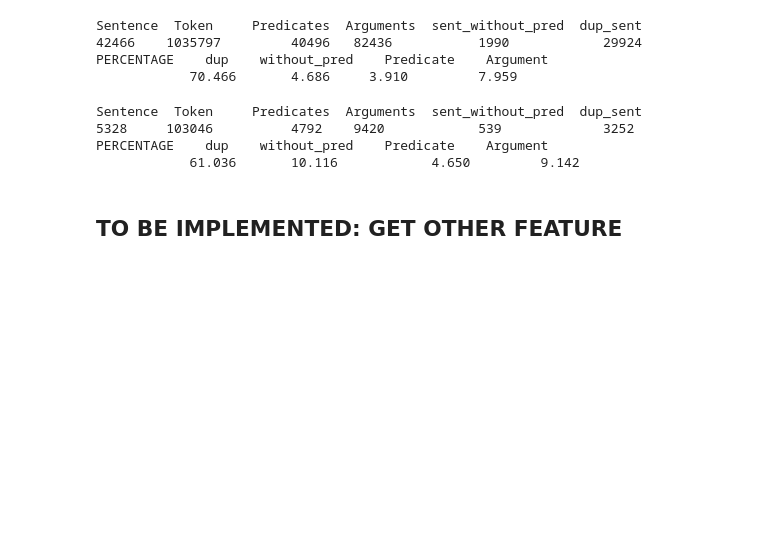
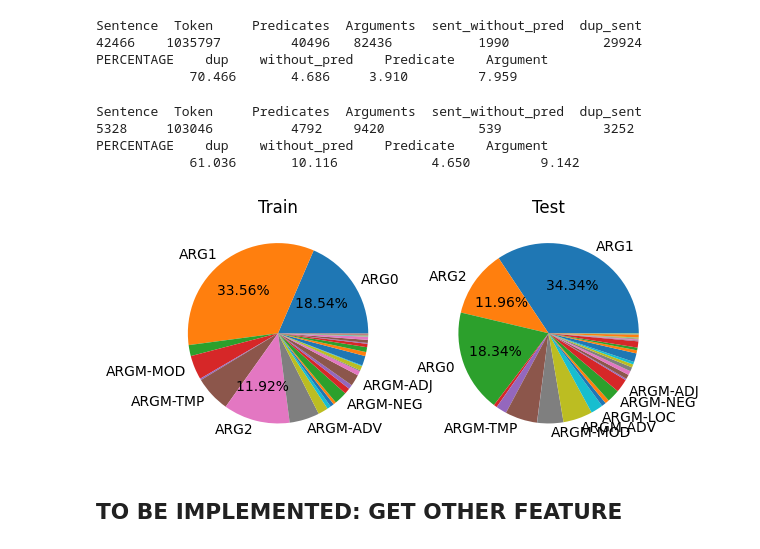
Before and after one commit to chuqiaog/Advanced_NLP_group_1, a Jupyter notebook: A2/A2_main.ipynb, the cells around one changed output. Drawn from its saved outputs; the diff is of its cells as text; code cells hidden in the pictures; blank space fills up the shorter version.

Commit message:
add plot

```diff
--- a/A2/A2_main.ipynb
+++ b/A2/A2_main.ipynb
@@ -138,6 +138,29 @@ Sentence  Token     Predicates  Arguments  sent_without_pred  dup_sent
 5328     103046          4792    9420            539             3252
 PERCENTAGE    dup    without_pred    Predicate    Argument
             61.036       10.116            4.650         9.142
+# %%
+from collections import Counter
+train_label_count,test_label_count = Counter(gold_labels), Counter(test_gold)
+del train_label_count['_'], test_label_count['_']
+train_labels, train_values = list(train_label_count.keys()), list(train_label_count.values())
+test_labels, test_values = list(test_label_count.keys()), list(test_label_count.values())
+# %%
+import matplotlib.pyplot as plt
+plt.subplot(1, 2, 1)
+plt.pie(train_values,
+        labels = [n if v > sum(train_values) * 0.02 else '' for n, v in zip(train_labels, train_values)],
+        autopct=lambda p : '{:.2f}% '.format(p,p * sum(train_values)/100) if p > 10 else '')
+plt.title("Train")
+
+plt.subplot(1, 2, 2)
+plt.pie(test_values,
+        labels = [n if v > sum(test_values) * 0.02 else '' for n, v in zip(test_labels, test_values)],
+        autopct=lambda p : '{:.2f}% '.format(p,p * sum(test_values)/100) if p > 10 else '')
+plt.title("Test")
+
+plt.show()
+# %% [output]
+[figure, added]
 # %% [markdown]
 ## TO BE IMPLEMENTED: GET OTHER FEATURE
 # %%
```
